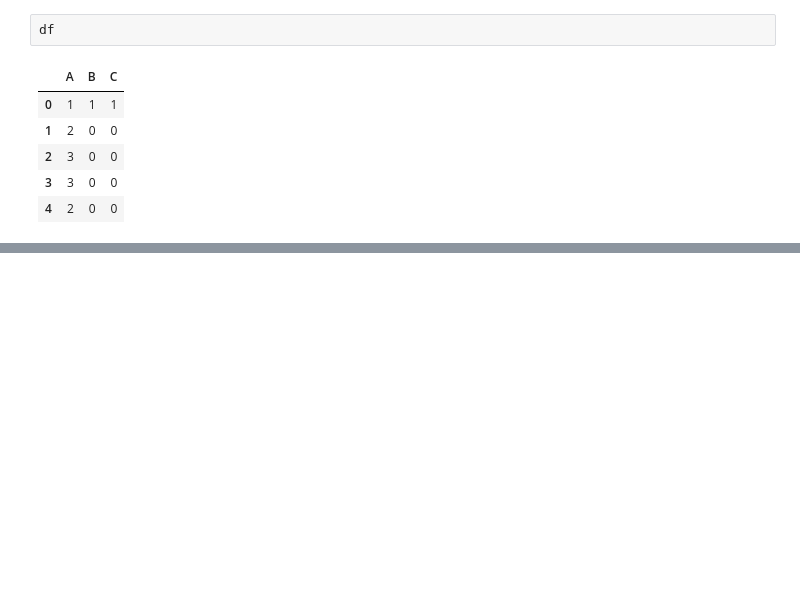
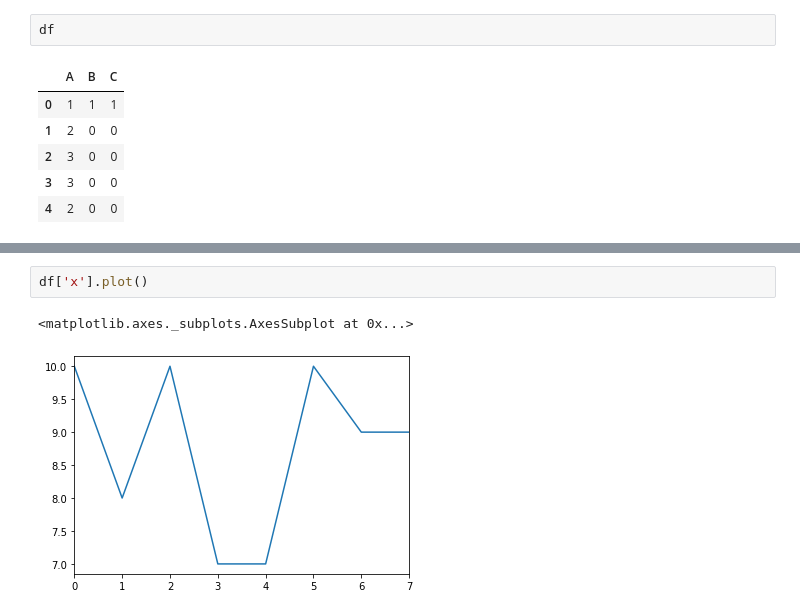
Before and after one commit to rajarameshchindu/datascience, a Jupyter notebook: Pandas.ipynb, the cells around one changed output, grey strips where cells are left out. Saved outputs shown, nothing was run; the diff lists cells and outputs as text; blank space fills up the shorter version.

```diff
--- a/Pandas.ipynb
+++ b/Pandas.ipynb
@@ -1196,0 +937,5 @@ df
+# %%
+df['x'].plot()
+# %% [output]
+<matplotlib.axes._subplots.AxesSubplot at 0x...>
+[figure, added]
```
Also changed, not shown: parts of 255 cells of this notebook.
